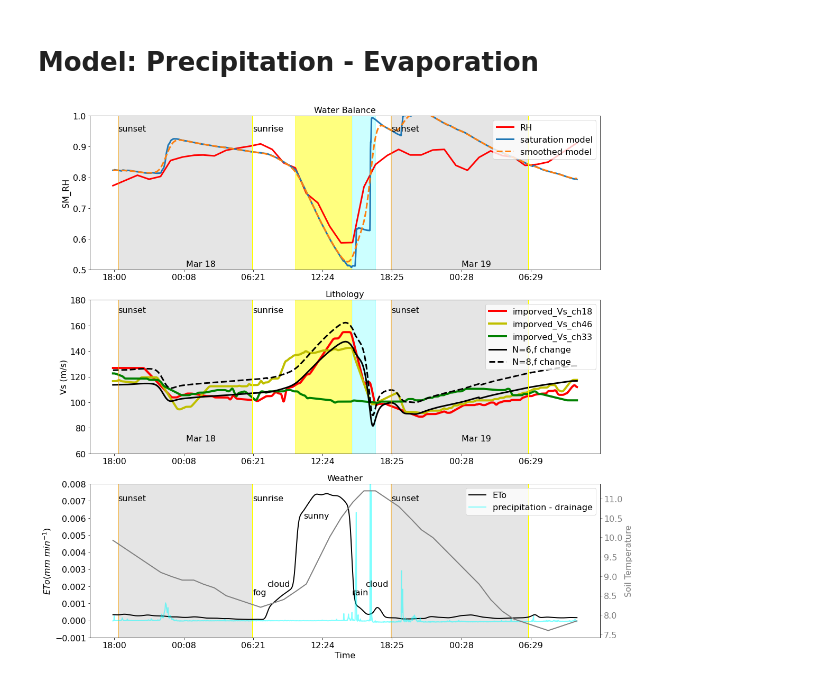
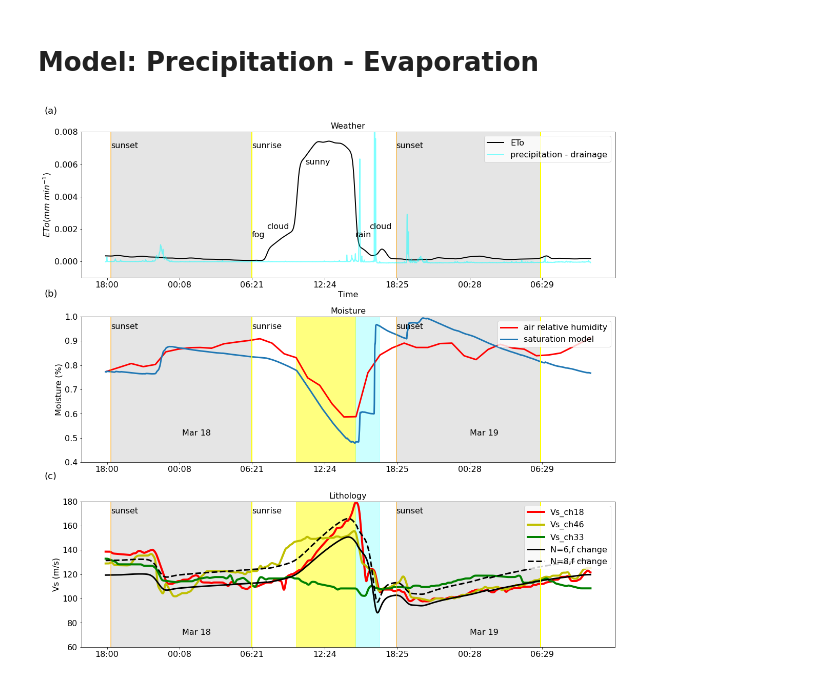
Before and after one commit to Denolle-Lab/FarmDAS, a Jupyter notebook: dvv_and_model/Fig2_soil_moisture_model.ipynb, the cells around one changed output. Drawn from its saved outputs; the diff is of its cells as text; code cells hidden in the pictures.

```diff
--- a/dvv_and_model/Fig2_soil_moisture_model.ipynb
+++ b/dvv_and_model/Fig2_soil_moisture_model.ipynb
@@ -23,11 +23,19 @@ spatial_data = 'data/interp_dv_tillage_tire.csv'
 # Precipitation
 # %% [markdown]
 ## Read dV/V
-# %%
-with h5py.File('data/final_peaks_interp_smooth.h5', 'r') as f:
-    dvv_all = f['smooth1d_dvv'][:]
-
-dvv = dvv_all[18]
+# %%
+# with h5py.File('data/final_peaks_interp_smooth.h5', 'r') as f:
+#     dvv_all = f['smooth1d_dvv'][:]
+
+# dvv = dvv_all[18]
+
+with h5py.File('data/final_peaks_deRatio_2iterations.h5', 'r') as f:
+    deratio_dvv = f['deratio_dvv'][:]
+
+interp_f = interp1d(np.arange(0,2408,5), deratio_dvv, axis=-1, bounds_error=False, fill_value="extrapolate")
+interp_dvv = interp_f(np.arange(2408))
+dvv_all = gaussian_filter1d(interp_dvv, sigma=4, axis=-1)
+# dvv_all = interp_dvv
 # %% [markdown]
 ## Read the PSD of DAS
 # %%
@@ -269,7 +277,7 @@ eto_every_minute=eto_shortterm(rad, air_temp_local, wind_speed_interpolated*0.75
 
 decay = np.exp(-np.arange(8000)*5/8000)
 res_psd = np.gradient(np.convolve(decay, ave_psd, mode='full')[:2408])
-s_history = hydro0(res_psd*2, 0.5, interp_humidity[0]/100, interp_temp10, 9, eto_every_minute, 0.7, A_p,A_e,A_d).get_s_history()
+s_history = hydro0(res_psd*2, 0.5, interp_humidity[0]/100-0.05, interp_temp10, 9, eto_every_minute, 0.7, A_p,A_e,A_d).get_s_history()
 s_history_smooth = gaussian_filter1d(s_history, sigma=25, mode='reflect')
 
 ## Model the lithology
@@ -295,21 +303,21 @@ vp_clay, vs_clay,   _, _, _ = litho(bulk_density, porosity, 8, new_f, s_history_
 
 
 ### Plot the water balance
-fig, (ax1, ax2, ax3) = plt.subplots(3, 1, figsize=(16, 15), tight_layout=True)
+fig, (ax3, ax1, ax2) = plt.subplots(3, 1, figsize=(16, 15), tight_layout=True)
 
 # Water balance plot
 ax1.fill_between(np.arange(2408), 0, 1, where=eto_every_minute > 0.002, color='yellow', alpha=0.5)
 ax1.fill_between([1240,1360], [0,0], [1,1], color='cyan', alpha=0.2)
 ax1.fill_between([27,726], [0,0], [1,1], color='gray', alpha=0.2)
 ax1.fill_between([1443,2158], [0,0], [1,1], color='gray', alpha=0.2)
-ax1.plot(np.arange(2408), s-0.05, label='RH', color='r', lw=3)
+ax1.plot(np.arange(2408), s-0.05, label='air relative humidity', color='r', lw=3)
 ax1.plot(np.arange(2408), s_history, label='saturation model', lw=3)
-ax1.plot(np.arange(2408), s_history_smooth, label='smoothed model', linestyle='--', lw=3)
-ax1.set_ylim(0.5, 1)
-ax1.set_ylabel("SM_RH", fontsize=16)
+# ax1.plot(np.arange(2408), s_history_smooth, label='smoothed model', linestyle='--', lw=3)
+ax1.set_ylim(0.4, 1)
+ax1.set_ylabel("Moisture (%)", fontsize=16)
 ax1.set_xticks(xax)
 ax1.set_xticklabels([t.strftime('%H:%M') for t in tax], fontsize=16)
-ax1.set_title("Water Balance", fontsize=16)
+ax1.set_title("Moisture", fontsize=16)
 ax1.legend(loc='upper right')
 ax1.axvline(x=27, color='orange', linestyle='-', lw=2, alpha=0.5)
 ax1.axvline(x=726, color='yellow', linestyle='-', lw=2, alpha=1)
@@ -328,9 +336,9 @@ ax2.fill_between([1240,1360], [60,60], [180,180], color='cyan', alpha=0.2)
 ax2.fill_between([27,726], [60,60], [180,180], color='gray', alpha=0.2)
 ax2.fill_between([1443,2158], [60,60], [180,180], color='gray', alpha=0.2)
 # ax2.plot(np.arange(2408), dvv*135, label='org_Vs', lw=2, color='b')
-ax2.plot(np.arange(2408), (dvv_all[18]+1)*100, label='imporved_Vs_ch18', lw=4, color='r')
-ax2.plot(np.arange(2408), (dvv_all[46]+1)*100, label='imporved_Vs_ch46', lw=4, color='y')
-ax2.plot(np.arange(2408), (dvv_all[33]+1)*100, label='imporved_Vs_ch33', lw=4, color='g')
+ax2.plot(np.arange(2408), (dvv_all[18]+1)*108, label='Vs_ch18', lw=4, color='r')
+ax2.plot(np.arange(2408), (dvv_all[46]+1)*108, label='Vs_ch46', lw=4, color='y')
+ax2.plot(np.arange(2408), (dvv_all[33]+1)*108, label='Vs_ch33', lw=4, color='g')
 ax2.plot(np.arange(2408), vs_sand, label='N=6,f change', color='k', lw=3)
 ax2.plot(np.arange(2408), vs_clay, label='N=8,f change', color='k', lw=3, ls='--')
 ax2.set_ylabel("Vs (m/s)", fontsize=16)
@@ -356,35 +364,39 @@ ax3.fill_between([1443,2158], [-0.2,-0.2], [3.7,3.7], color='gray', alpha=0.2)
 ax3.set_ylim(-0.001, 0.008)
 ax3.text(726, 0.0015, 'fog', color='k')
 ax3.text(800, 0.002, 'cloud', color='k')
 ax3.text(990, 0.006, 'sunny', color='k')
 ax3.text(1240, 0.0015, 'rain', color='k')
 ax3.text(1310, 0.002, 'cloud', color='k')
 ax3.axvline(x=27, color='orange', linestyle='-', lw=2, alpha=0.5)
 ax3.axvline(x=726, color='yellow', linestyle='-', lw=2, alpha=1)
 ax3.axvline(x=1443, color='orange', linestyle='-', lw=2, alpha=0.5)
 ax3.axvline(x=2158, color='yellow', linestyle='-', lw=2, alpha=1)
 ax3.text(27, 0.007, 'sunset', color='k')
 ax3.text(726, 0.007, 'sunrise', color='k')
 ax3.text(1443, 0.007, 'sunset', color='k')
 # ax3.text(2158, 0.007, 'sunrise', color='k')
 eto_every_minute_smooth = gaussian_filter1d(eto_every_minute, sigma=10, mode='reflect')
 ax3.plot(np.arange(2408), eto_every_minute_smooth, color='k', lw=2, label='ETo')
 # ax3.plot(np.arange(2408), etc_smooth, label='inverted ET rate', color='gray', lw=2, linestyle='--')
 # ax3.plot(np.arange(2408), ave_psd/20, color='cyan', lw=2, label='relative preciptation rate')
 ax3.plot(np.arange(2408), res_diff/20, label='precipitation - drainage',lw=2, alpha=0.5,  color='cyan')
 ax3.set_xticks(xax)
 ax3.set_xticklabels([t.strftime('%H:%M') for t in tax], fontsize=16)
 ax3.set_xlabel("Time", fontsize=16)
 ax3.set_ylabel("$ETo (mm~min^{-1}$)", fontsize=16)
 ax3.set_title("Weather", fontsize=16)
 ax3.legend(loc='upper right')
 
-twinx = ax3.twinx()
-twinx.plot(np.arange(2408), interp_temp10, color='gray', lw=2, label='temperature')
-twinx.set_ylabel("Soil Temperature", fontsize=16, color='gray')
-twinx.tick_params(axis='y', colors='gray')
+# twinx = ax3.twinx()
+# # twinx.plot(np.arange(2408), interp_temp10, color='gray', lw=2, label='temperature')
+# twinx.set_ylabel("Soil Temperature", fontsize=16, color='gray')
+# twinx.tick_params(axis='y', colors='gray')
+
+fig.text(0.02, 1.0, '(a)', fontsize=18)
+fig.text(0.02, 0.67, '(b)', fontsize=18)
+fig.text(0.02, 0.34, '(c)', fontsize=18)
 
 plt.tight_layout()
 plt.show()
 # %% [output]
-[figure, old version]
+[figure, new version]
```
